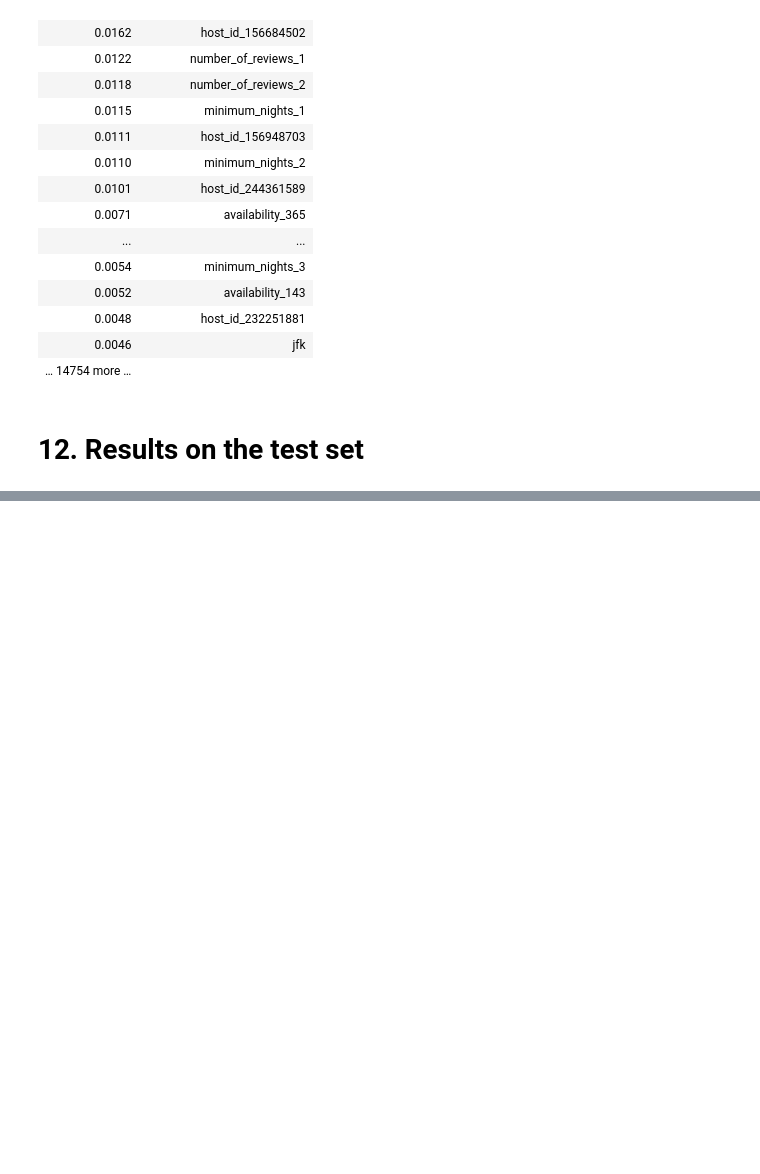
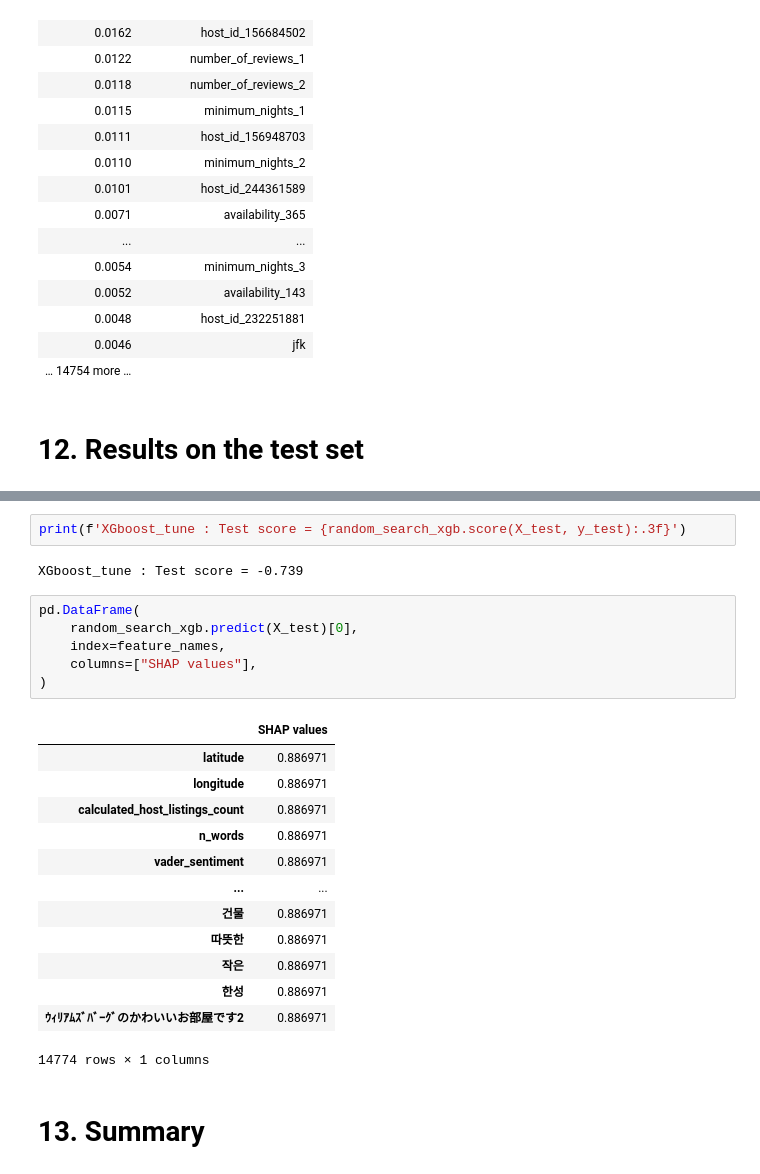
Before and after one commit to Suraporn/airBnB_data_analysis, a Jupyter notebook: airbnb.ipynb, the cells around one changed output, grey strips where cells are left out. Cells and saved outputs as stored; diff of their text form; blank space fills up the shorter version.

Commit message:
add test result

```diff
--- a/airbnb.ipynb
+++ b/airbnb.ipynb
@@ -1358,0 +1372,26 @@ eli5.explain_weights(random_search_xgb.best_estimator_.named_steps["xgbregressor
+# %%
+print(f'XGboost_tune : Test score = {random_search_xgb.score(X_test, y_test):.3f}')
+# %% [output]
+XGboost_tune : Test score = -0.739
+# %%
+pd.DataFrame(
+    random_search_xgb.predict(X_test)[0],
+    index=feature_names,
+    columns=["SHAP values"],
+)
+# %% [output]
+|  | SHAP values |
+| latitude | 0.886971 |
+| longitude | 0.886971 |
+| calculated_host_listings_count | 0.886971 |
+| n_words | 0.886971 |
+| vader_sentiment | 0.886971 |
+| ... | ... |
+| 건물 | 0.886971 |
+| 따뜻한 | 0.886971 |
+| 작은 | 0.886971 |
+| 한성 | 0.886971 |
+| ｳｨﾘｱﾑｽﾞﾊﾞｰｸﾞのかわいいお部屋です2 | 0.886971 |
+14774 rows × 1 columns
+# %% [markdown]
+# 13. Summary
```
Also changed, not shown: parts of 1 cell of this notebook.
